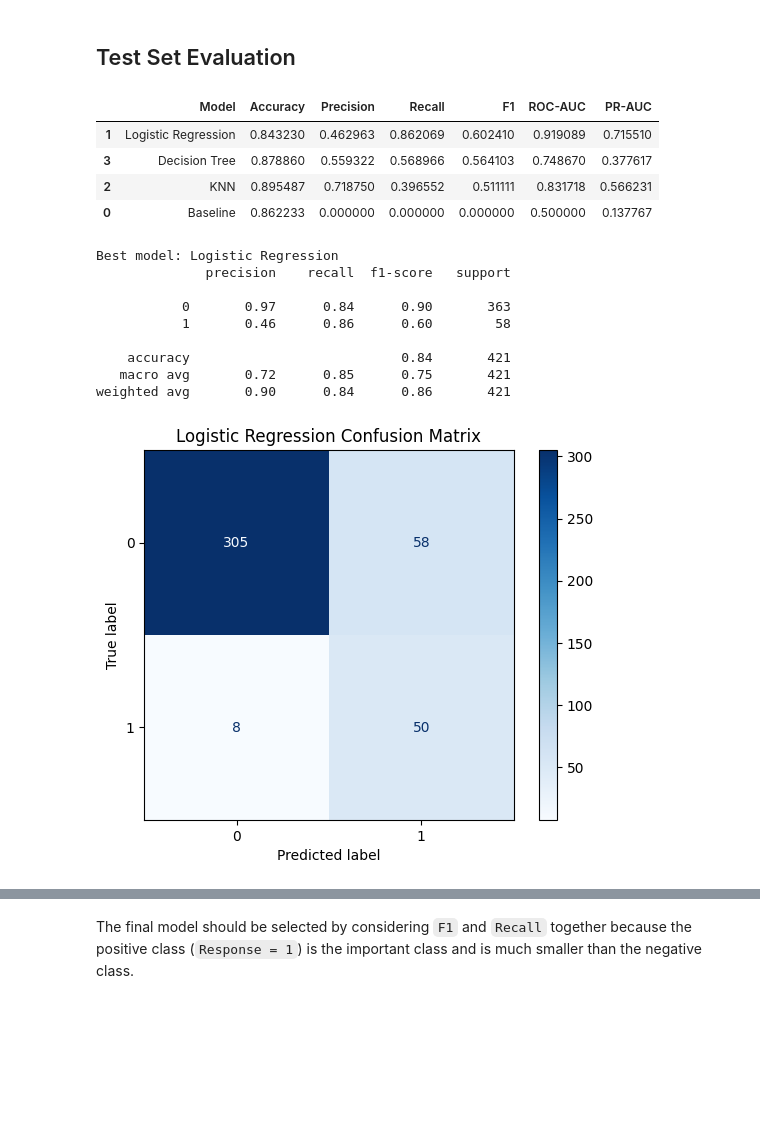
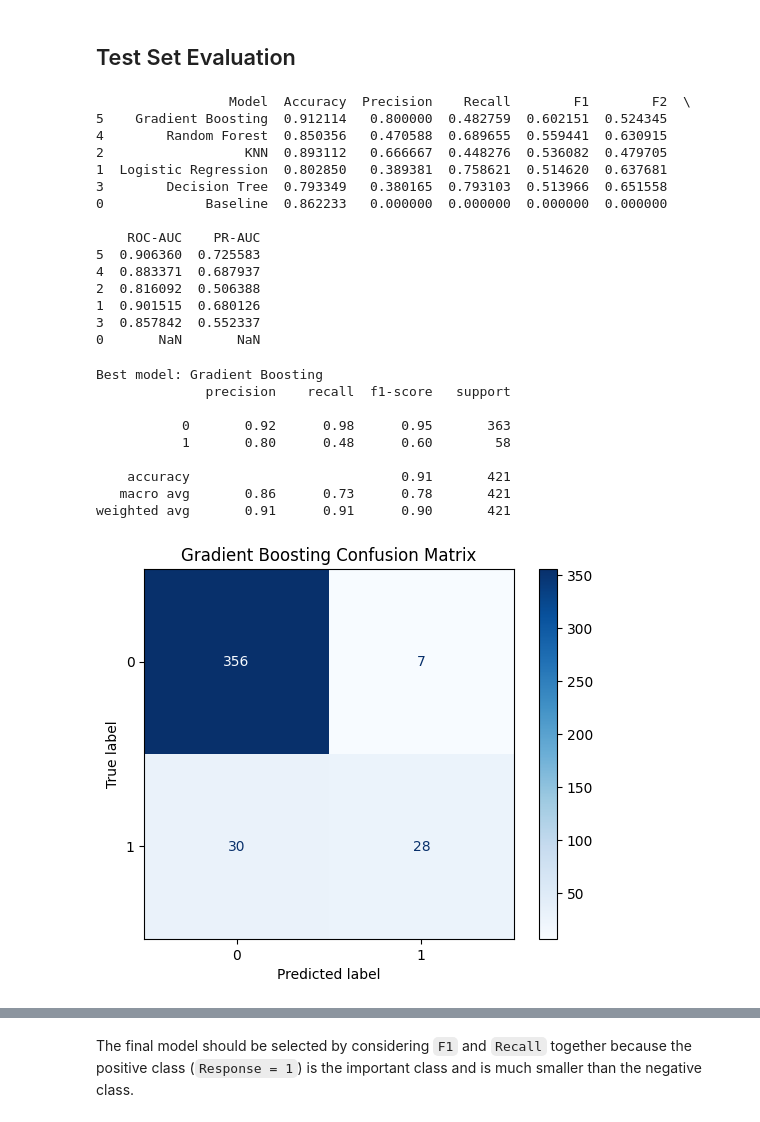
Before and after one commit to waterlemon7z/DataScience-customer-personality-analysis, a Jupyter notebook: classification.ipynb, the cells around one changed output, grey strips where cells are left out. Cells and saved outputs as stored; diff of their text form; code cells hidden in the pictures; blank space fills up the shorter version.

Commit message:
[feat] add some preprocessing steps and feature new model (RandomForest, GradientBoosting)

```diff
--- a/classification.ipynb
+++ b/classification.ipynb
@@ -312,13 +312,15 @@ model_df = model_df[model_df['NumCatalogPurchases'] <= 8].copy()
 X = model_df.drop(columns=[target])
 y = model_df[target]
 
-categorical_features = ['Education', 'Marital_Status']
-numeric_features = [col for col in X.columns if col not in categorical_features]
+ordinal_features = ['Education']
+dropped_features = ['Marital_Status']
+numeric_features = [col for col in X.columns if col not in ordinal_features + dropped_features]
 
 print(X.shape, y.shape)
 print(y.value_counts())
 print('Numeric features:', numeric_features)
-print('Categorical features:', categorical_features)
+print('Ordinal features:', ordinal_features)
+print('Dropped features:', dropped_features)
 # %% [output]
 (2104, 16) (2104,)
 Response
@@ -464,62 +552,74 @@ cv_results_df
 # %% [markdown]
 ## Test Set Evaluation
 # %%
-def evaluate_model(model_name, model, X_test, y_test):
-    y_pred = model.predict(X_test)
+def metric_row(model_name, y_true, y_pred, y_score=None):
     row = {
         'Model': model_name,
-        'Accuracy': accuracy_score(y_test, y_pred),
-        'Precision': precision_score(y_test, y_pred, zero_division=0),
-        'Recall': recall_score(y_test, y_pred, zero_division=0),
-        'F1': f1_score(y_test, y_pred, zero_division=0),
+        'Accuracy': accuracy_score(y_true, y_pred),
+        'Precision': precision_score(y_true, y_pred, zero_division=0),
+        'Recall': recall_score(y_true, y_pred, zero_division=0),
+        'F1': f1_score(y_true, y_pred, zero_division=0),
+        'F2': fbeta_score(y_true, y_pred, beta=2, zero_division=0),
     }
-
-    if hasattr(model, 'predict_proba'):
-        y_score = model.predict_proba(X_test)[:, 1]
-        row['ROC-AUC'] = roc_auc_score(y_test, y_score)
-        row['PR-AUC'] = average_precision_score(y_test, y_score)
-
+    if y_score is not None:
+        row['ROC-AUC'] = roc_auc_score(y_true, y_score)
+        row['PR-AUC'] = average_precision_score(y_true, y_score)
     return row
 
 comparison_rows = [
-    evaluate_model('Baseline', baseline_model, X_test, y_test),
+    metric_row('Baseline', y_test, baseline_model.predict(X_test)),
 ]
 
 for model_name, model in best_models.items():
-    comparison_rows.append(evaluate_model(model_name, model, X_test, y_test))
+    y_pred = model.predict(X_test)
+    y_score = model.predict_proba(X_test)[:, 1] if hasattr(model, 'predict_proba') else None
+    comparison_rows.append(metric_row(model_name, y_test, y_pred, y_score))
 
-comparison_df = pd.DataFrame(comparison_rows).sort_values('F1', ascending=False)
-comparison_df
+comparison_df = pd.DataFrame(comparison_rows).sort_values(
+    ['F1', 'F2'], ascending=False
+)
+print(comparison_df)
 # %% [output]
-|  | Model | Accuracy | Precision | Recall | F1 | ROC-AUC | PR-AUC |
-| 1 | Logistic Regression | 0.843230 | 0.462963 | 0.862069 | 0.602410 | 0.919089 | 0.715510 |
-| 3 | Decision Tree | 0.878860 | 0.559322 | 0.568966 | 0.564103 | 0.748670 | 0.377617 |
-| 2 | KNN | 0.895487 | 0.718750 | 0.396552 | 0.511111 | 0.831718 | 0.566231 |
-| 0 | Baseline | 0.862233 | 0.000000 | 0.000000 | 0.000000 | 0.500000 | 0.137767 |
+                 Model  Accuracy  Precision    Recall        F1        F2  \
+5    Gradient Boosting  0.912114   0.800000  0.482759  0.602151  0.524345
+4        Random Forest  0.850356   0.470588  0.689655  0.559441  0.630915
+2                  KNN  0.893112   0.666667  0.448276  0.536082  0.479705
+1  Logistic Regression  0.802850   0.389381  0.758621  0.514620  0.637681
+3        Decision Tree  0.793349   0.380165  0.793103  0.513966  0.651558
+0             Baseline  0.862233   0.000000  0.000000  0.000000  0.000000
+
+    ROC-AUC    PR-AUC
+5  0.906360  0.725583
+4  0.883371  0.687937
+2  0.816092  0.506388
+1  0.901515  0.680126
+3  0.857842  0.552337
+0       NaN       NaN
 # %%
 best_model_name = comparison_df.iloc[0]['Model']
 best_model = baseline_model if best_model_name == 'Baseline' else best_models[best_model_name]
 
 best_pred = best_model.predict(X_test)
 print('Best model:', best_model_name)
 print(classification_report(y_test, best_pred, zero_division=0))
 
 cm = confusion_matrix(y_test, best_pred)
-disp = ConfusionMatrixDisplay(confusion_matrix=cm, display_labels=best_model.classes_)
+display_labels = best_model.classes_ if hasattr(best_model, 'classes_') else [0, 1]
+disp = ConfusionMatrixDisplay(confusion_matrix=cm, display_labels=display_labels)
 disp.plot(cmap='Blues')
 plt.title(f'{best_model_name} Confusion Matrix')
 plt.show()
 # %% [output]
-Best model: Logistic Regression
+Best model: Gradient Boosting
               precision    recall  f1-score   support
 
-           0       0.97      0.84      0.90       363
-           1       0.46      0.86      0.60        58
+           0       0.92      0.98      0.95       363
+           1       0.80      0.48      0.60        58
 
-    accuracy                           0.84       421
-   macro avg       0.72      0.85      0.75       421
-weighted avg       0.90      0.84      0.86       421
+    accuracy                           0.91       421
+   macro avg       0.86      0.73      0.78       421
+weighted avg       0.91      0.91      0.90       421
-[figure, old version]
+[figure, new version]
 # %%
 fig, ax = plt.subplots(figsize=(7, 5))
 
```
Also changed, not shown: parts of 6 cells of this notebook, 1 other file.
